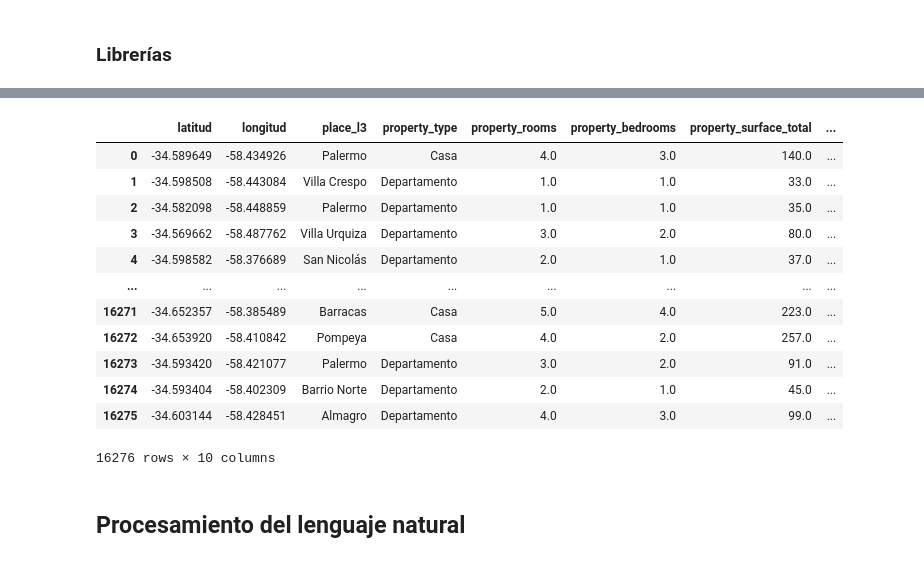
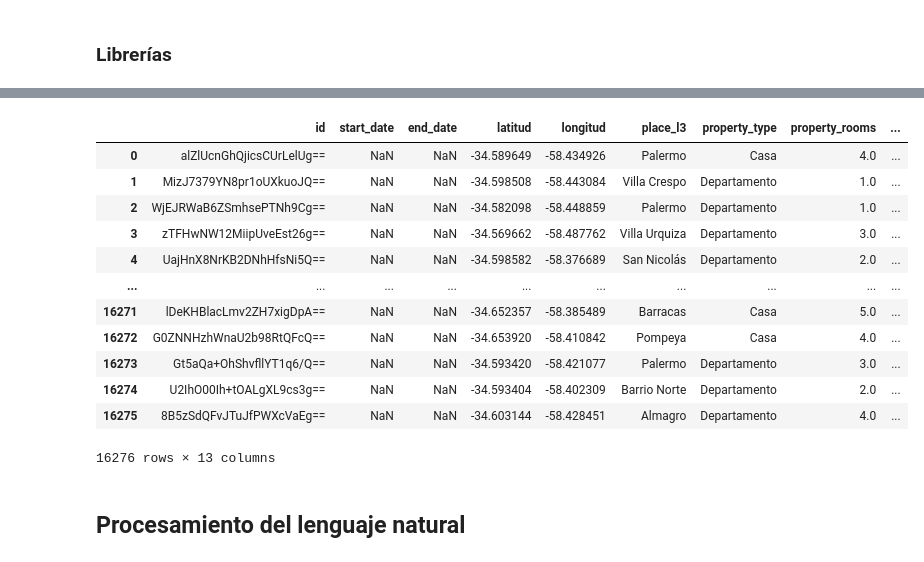
Before and after one commit to Naza26/7506R_TP2_GRUPO01_ENTREGA, a Jupyter notebook: 7506R_TP2_GRUPO01_ENTREGA.ipynb, the cells around one changed output, grey strips where cells are left out. Saved outputs shown, nothing was run; the diff lists cells and outputs as text; code cells hidden in the pictures.

Commit message:
Dataset ampliado. Modelos redes

```diff
--- a/7506R_TP2_GRUPO01_ENTREGA.ipynb
+++ b/7506R_TP2_GRUPO01_ENTREGA.ipynb
@@ -32,22 +44,22 @@ train_ds.head()
 # %%
 # Dataset Test preprocesado
-test_ds = pd.read_csv('datasets/tp1-test.csv')
-test_ds = test_ds.drop(['Unnamed: 0'], axis=1)
-test_ds
+ds_test = pd.read_csv('datasets/tp1-test_id.csv')
+ds_test = ds_test.drop(['Unnamed: 0'], axis=1)
+ds_test
 # %% [output]
-|  | latitud | longitud | place_l3 | property_type | property_rooms | property_bedrooms | property_surface_total | ... |
-| 0 | -34.589649 | -58.434926 | Palermo | Casa | 4.0 | 3.0 | 140.0 | ... |
-| 1 | -34.598508 | -58.443084 | Villa Crespo | Departamento | 1.0 | 1.0 | 33.0 | ... |
-| 2 | -34.582098 | -58.448859 | Palermo | Departamento | 1.0 | 1.0 | 35.0 | ... |
-| 3 | -34.569662 | -58.487762 | Villa Urquiza | Departamento | 3.0 | 2.0 | 80.0 | ... |
-| 4 | -34.598582 | -58.376689 | San Nicolás | Departamento | 2.0 | 1.0 | 37.0 | ... |
-| ... | ... | ... | ... | ... | ... | ... | ... | ... |
-| 16271 | -34.652357 | -58.385489 | Barracas | Casa | 5.0 | 4.0 | 223.0 | ... |
-| 16272 | -34.653920 | -58.410842 | Pompeya | Casa | 4.0 | 2.0 | 257.0 | ... |
-| 16273 | -34.593420 | -58.421077 | Palermo | Departamento | 3.0 | 2.0 | 91.0 | ... |
-| 16274 | -34.593404 | -58.402309 | Barrio Norte | Departamento | 2.0 | 1.0 | 45.0 | ... |
-| 16275 | -34.603144 | -58.428451 | Almagro | Departamento | 4.0 | 3.0 | 99.0 | ... |
+|  | id | start_date | end_date | latitud | longitud | place_l3 | property_type | property_rooms | ... |
+| 0 | alZlUcnGhQjicsCUrLelUg== | NaN | NaN | -34.589649 | -58.434926 | Palermo | Casa | 4.0 | ... |
+| 1 | MizJ7379YN8pr1oUXkuoJQ== | NaN | NaN | -34.598508 | -58.443084 | Villa Crespo | Departamento | 1.0 | ... |
+| 2 | WjEJRWaB6ZSmhsePTNh9Cg== | NaN | NaN | -34.582098 | -58.448859 | Palermo | Departamento | 1.0 | ... |
+| 3 | zTFHwNW12MiipUveEst26g== | NaN | NaN | -34.569662 | -58.487762 | Villa Urquiza | Departamento | 3.0 | ... |
+| 4 | UajHnX8NrKB2DNhHfsNi5Q== | NaN | NaN | -34.598582 | -58.376689 | San Nicolás | Departamento | 2.0 | ... |
+| ... | ... | ... | ... | ... | ... | ... | ... | ... | ... |
+| 16271 | lDeKHBlacLmv2ZH7xigDpA== | NaN | NaN | -34.652357 | -58.385489 | Barracas | Casa | 5.0 | ... |
+| 16272 | G0ZNNHzhWnaU2b98RtQFcQ== | NaN | NaN | -34.653920 | -58.410842 | Pompeya | Casa | 4.0 | ... |
+| 16273 | Gt5aQa+OhShvfllYT1q6/Q== | NaN | NaN | -34.593420 | -58.421077 | Palermo | Departamento | 3.0 | ... |
+| 16274 | U2IhO00Ih+tOALgXL9cs3g== | NaN | NaN | -34.593404 | -58.402309 | Barrio Norte | Departamento | 2.0 | ... |
+| 16275 | 8B5zSdQFvJTuJfPWXcVaEg== | NaN | NaN | -34.603144 | -58.428451 | Almagro | Departamento | 4.0 | ... |
-16276 rows × 10 columns
+16276 rows × 13 columns
 # %% [markdown]
 ## Procesamiento del lenguaje natural
 # %% [markdown]
```
Also changed, not shown: parts of 143 cells of this notebook.
